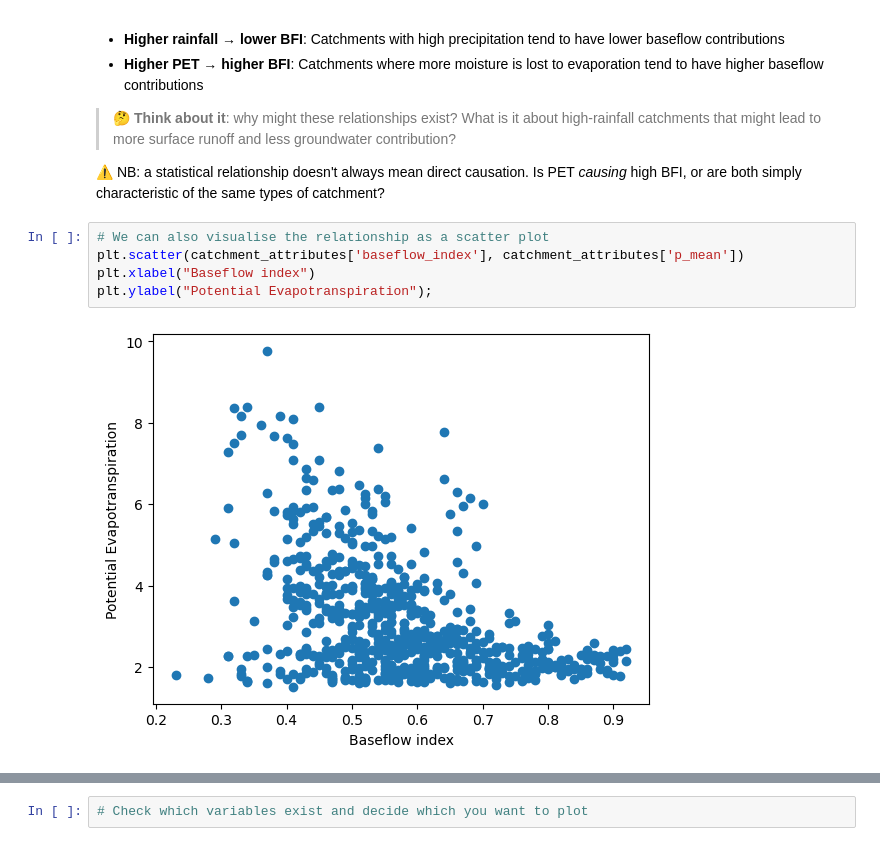
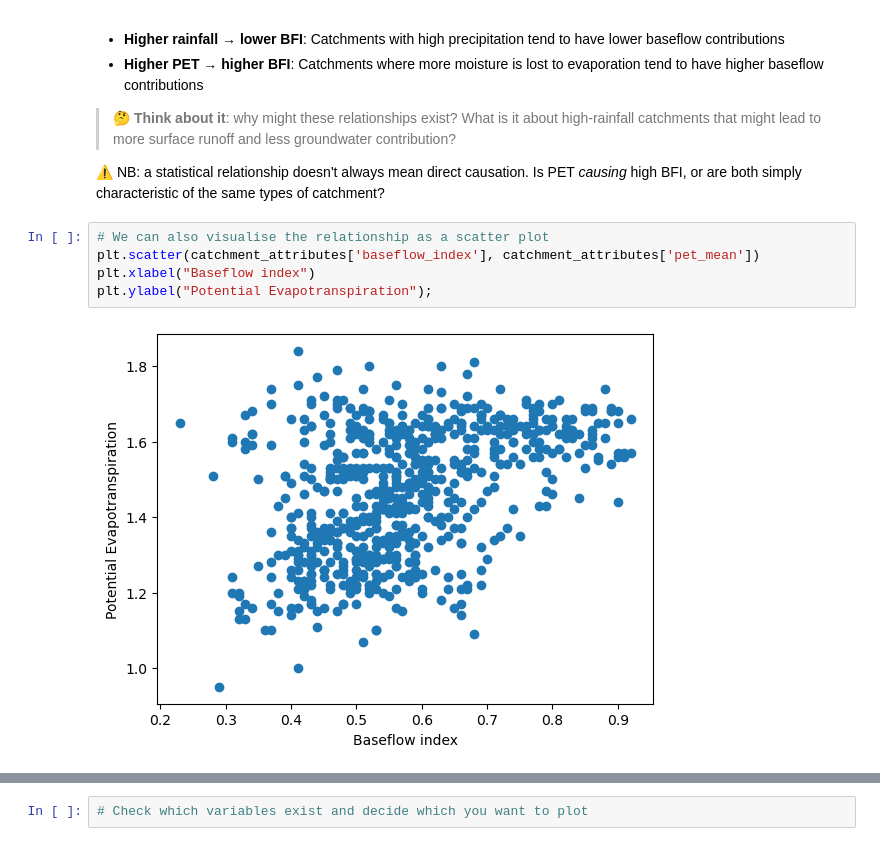
Before and after one commit to NERC-CEH/UKCEH_Summer_School, a Jupyter notebook: Workshop_6/Workshop6.ipynb, the cells around one changed output, grey strips where cells are left out. Saved outputs shown, nothing was run; the diff lists cells and outputs as text.

```diff
--- a/Workshop_6/Workshop6.ipynb
+++ b/Workshop_6/Workshop6.ipynb
@@ -545,11 +545,11 @@ direct causation. Is PET *causing* high BFI, or are both simply
 characteristic of the same types of catchment?
 # %%
 # We can also visualise the relationship as a scatter plot
-plt.scatter(catchment_attributes['baseflow_index'], catchment_attributes['p_mean'])
+plt.scatter(catchment_attributes['baseflow_index'], catchment_attributes['pet_mean'])
 plt.xlabel("Baseflow index")
 plt.ylabel("Potential Evapotranspiration");
 # %% [output]
-[figure, old version]
+[figure, new version]
 # %% [markdown]
 <div style="background-color: #f0faf0; border: 1px solid #4CAF50; border-radius: 5px; padding: 15px 20px; margin: 10px 0px;">
 
```
Also changed, not shown: parts of 14 cells of this notebook.
